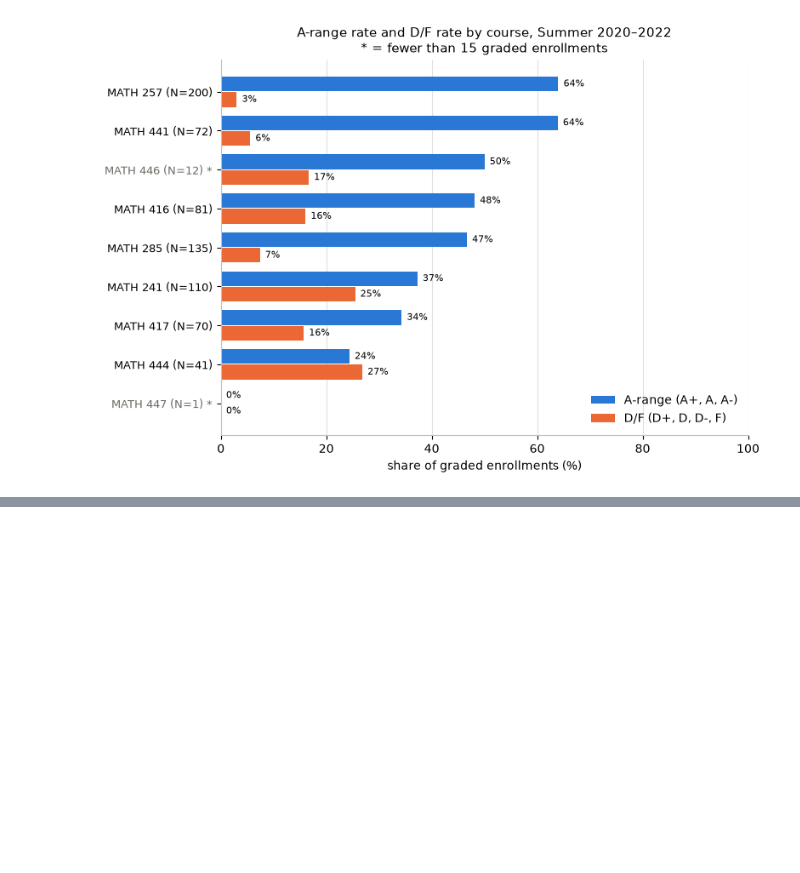
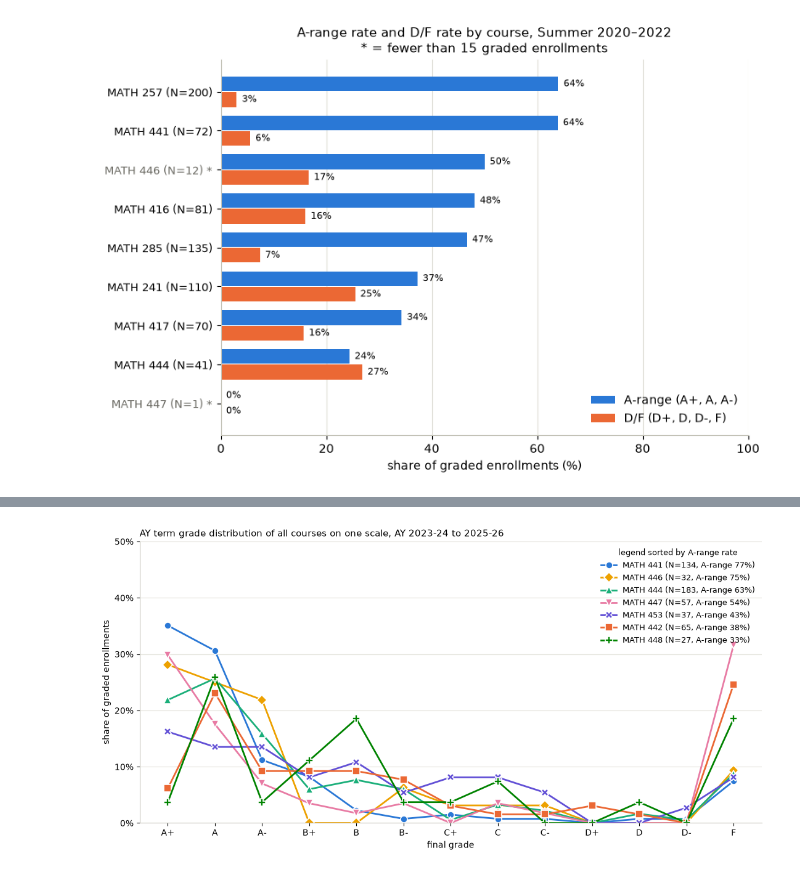
Before and after one commit to Sherry438/NetMath-Data-Analysis, a Jupyter notebook: notebooks/06_grade_distribution_by_course.ipynb, the cells around one changed output, grey strips where cells are left out. Saved outputs shown, nothing was run; the diff lists cells and outputs as text; code cells hidden in the pictures; blank space fills up the shorter version.

```diff
--- a/notebooks/06_grade_distribution_by_course.ipynb
+++ b/notebooks/06_grade_distribution_by_course.ipynb
@@ -658,0 +990,25 @@ interpretation.sort_values("A_range_rate", ascending=False).round(2)
+# %%
+COURSE_COLORS = ["#2a78d6", "#eb6834", "#1baf7a", "#eda100", "#e87ba4", "#008300", "#6250d6"]
+COURSE_MARKERS = ["o", "s", "^", "D", "v", "P", "X"]
+ay_course_style = {c: (COURSE_COLORS[k], COURSE_MARKERS[k]) for k, c in enumerate(AY_COURSES)}  # fixed per course
+
+x = np.arange(len(GRADE_SCALE))
+fig, ax = plt.subplots(figsize=(11, 5.5))
+for course in ay_summary.loc[AY_CHART_COURSES].sort_values("A_range_rate", ascending=False).index:
+    color, marker = ay_course_style[course]
+    ax.plot(x, ay_grade_pct.loc[course, GRADE_SCALE], color=color, linewidth=2, marker=marker, markersize=8,
+            markeredgecolor="white", markeredgewidth=1.2,
+            label=f"MATH {course} (N={ay_grade_counts.loc[course, 'N']}, A-range {ay_summary.loc[course, 'A_range_rate']:.0f}%)")
+ax.set_xticks(x, GRADE_SCALE)
+ax.set_ylim(0, AY_Y_MAX)
+ax.yaxis.set_major_formatter(lambda v, _: f"{v:.0f}%")
+ax.set_xlabel("final grade")
+ax.set_ylabel("share of graded enrollments")
+style_axes(ax)
+ax.legend(frameon=False, loc="upper right", fontsize=9, title="legend sorted by A-range rate", title_fontsize=9)
+ax.set_title(f"AY term grade distribution of all courses on one scale, {AY_LABEL}", fontsize=11, loc="left")
+plt.tight_layout()
+fig.savefig(OUTPUT_DIR / "AY All courses grade distribution.png", dpi=150)
+plt.show()
+# %% [output]
+[figure, added]
```
Also changed, not shown: parts of 40 cells of this notebook, 9 other files.
